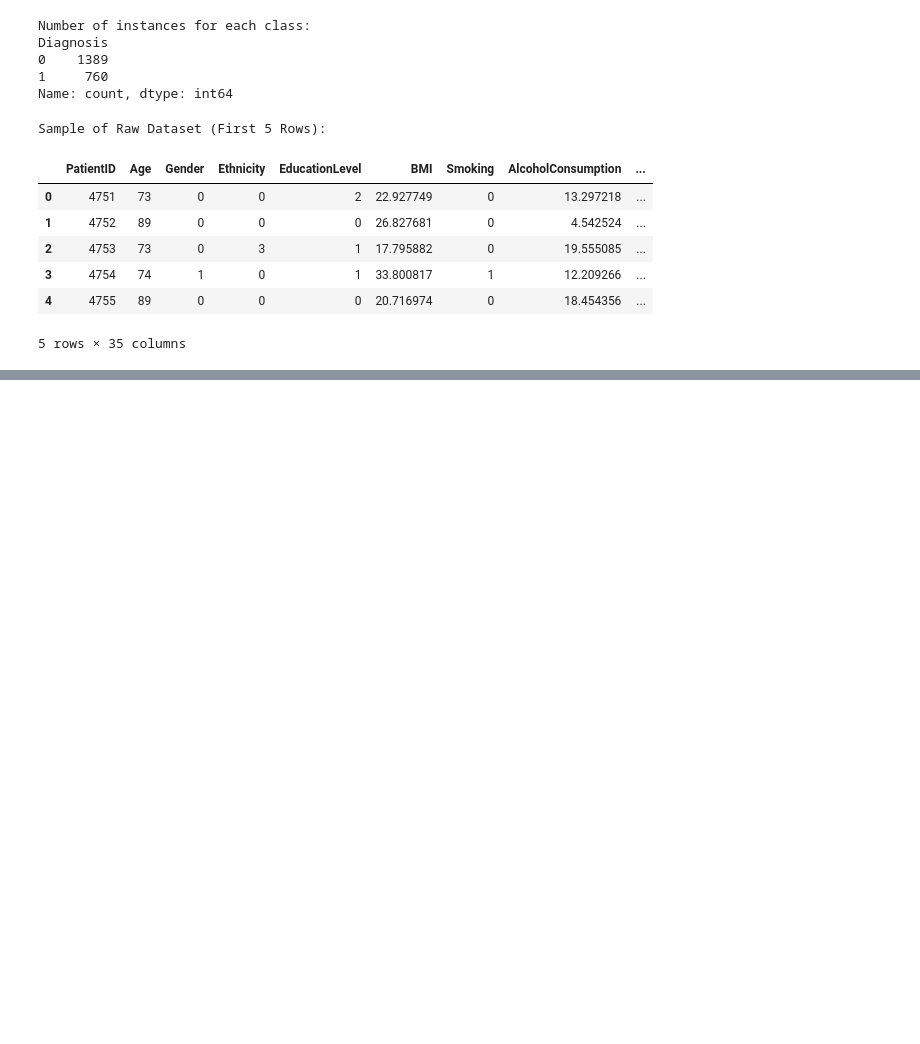
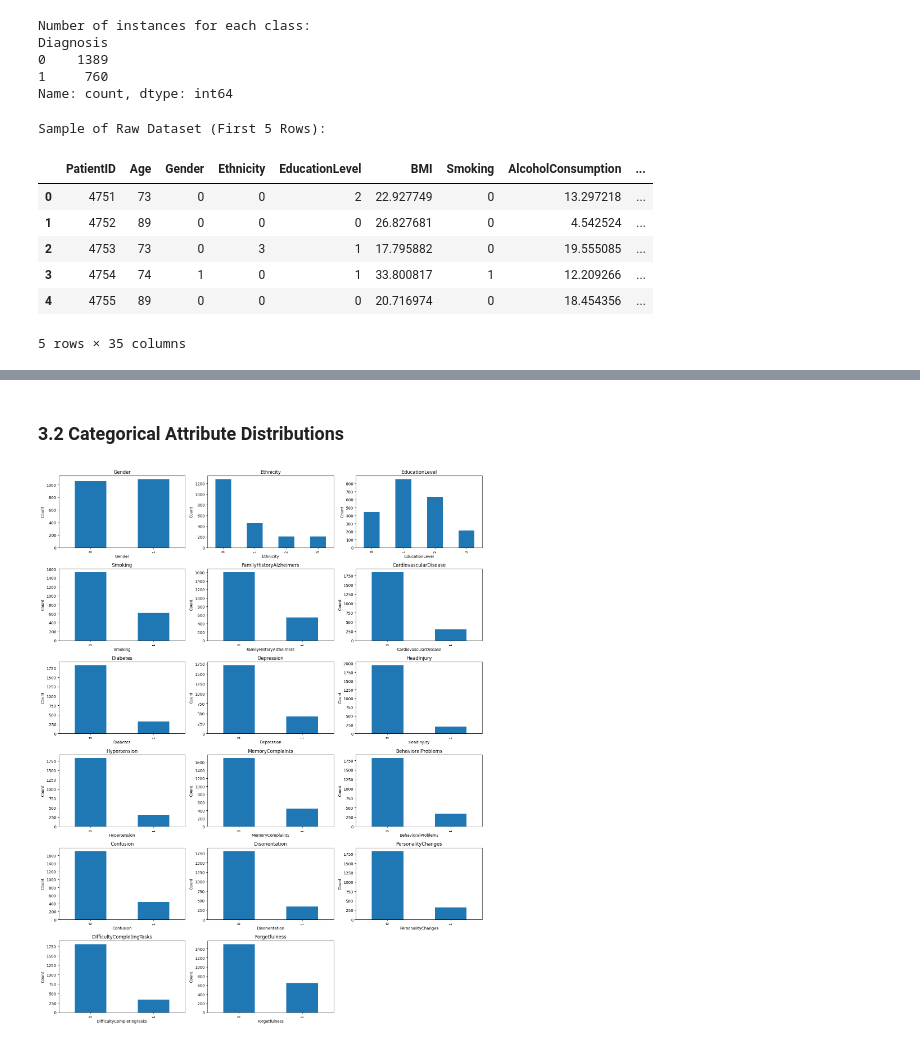
Before and after one commit to Wafa-Alobaidi/IT326-Data-Mining-Project, a Jupyter notebook: Phase1.ipynb, the cells around one changed output, grey strips where cells are left out. Drawn from its saved outputs; the diff is of its cells as text; code cells hidden in the pictures; blank space fills up the shorter version.

```diff
--- a/Phase1.ipynb
+++ b/Phase1.ipynb
@@ -74,0 +316,29 @@ Sample of Raw Dataset (First 5 Rows):
+# %% [markdown]
+### 3.2 Categorical Attribute Distributions
+# %%
+categorical_attributes = [
+    'Gender', 'Ethnicity', 'EducationLevel', 'Smoking', 'FamilyHistoryAlzheimers',
+    'CardiovascularDisease', 'Diabetes', 'Depression', 'HeadInjury', 'Hypertension',
+    'MemoryComplaints', 'BehavioralProblems', 'Confusion', 'Disorientation',
+    'PersonalityChanges', 'DifficultyCompletingTasks', 'Forgetfulness'
+]
+
+fig, axes = plt.subplots(6, 3, figsize=(16, 20))
+axes = axes.flatten()
+
+for i, col in enumerate(categorical_attributes):
+    df[col].value_counts().sort_index().plot(
+        kind='bar',
+        ax=axes[i],
+        title=col,
+    )
+    axes[i].set_xlabel(col)
+    axes[i].set_ylabel('Count')
+
+for j in range(len(categorical_attributes), len(axes)):
+    axes[j].set_visible(False)
+
+plt.tight_layout()
+plt.show()
+# %% [output]
+[figure, added]
```
Also changed, not shown: parts of 52 cells of this notebook.
